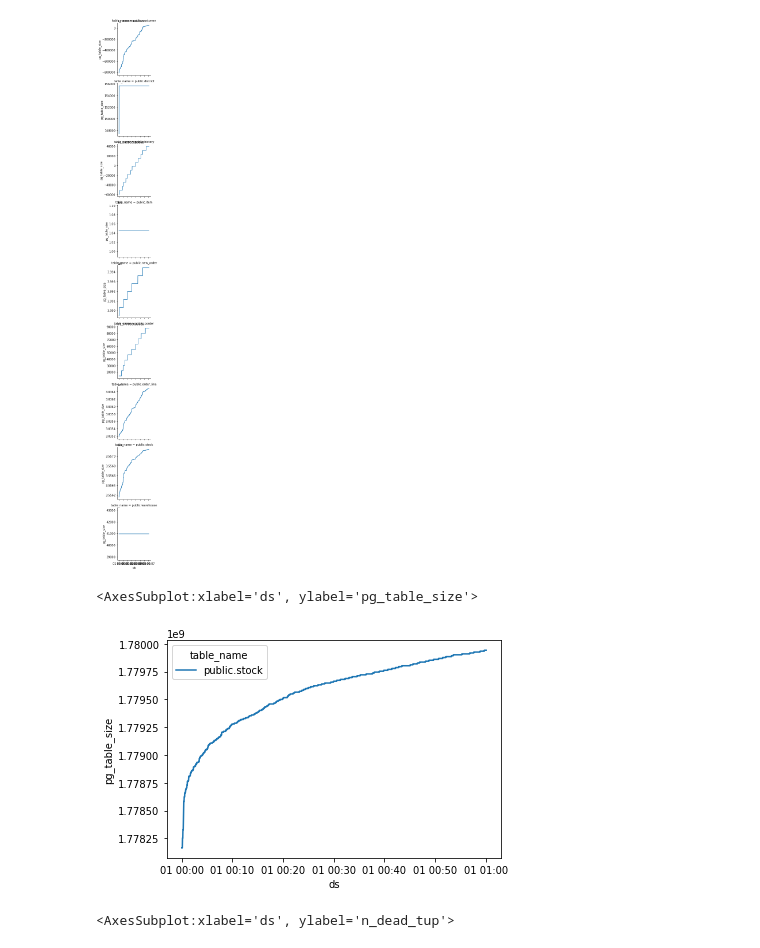
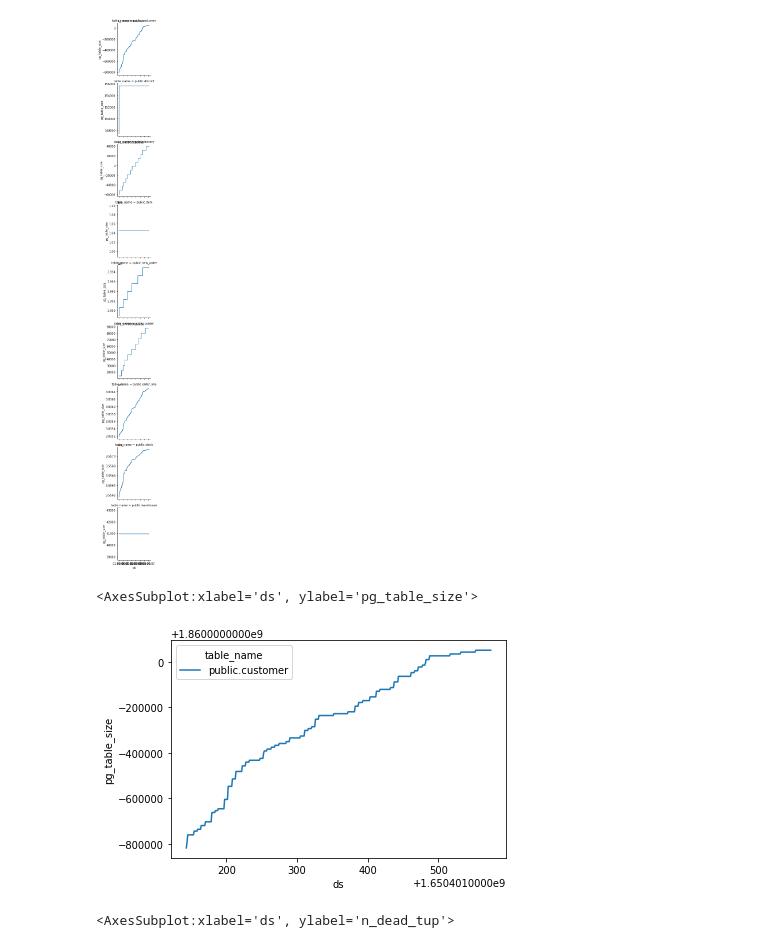
Before and after one commit to kai-franz/metrics_forecasting, a Jupyter notebook: TPCC Table Growth.ipynb, the cells around one changed output. Drawn from its saved outputs; the diff is of its cells as text; code cells hidden in the pictures.

```diff
--- a/TPCC Table Growth.ipynb
+++ b/TPCC Table Growth.ipynb
@@ -55,10 +55,10 @@ g2.map(sns.lineplot, "ds", "pg_table_size")
 <seaborn.axisgrid.FacetGrid at 0x...>
 [figure]
 # %%
-plot_growth(df[df['table_name'] == 'public.stock'].copy(), 'pg_table_size')
+plot_growth(df[df['table_name'] == 'public.customer'].copy(), 'pg_table_size')
 # %% [output]
 <AxesSubplot:xlabel='ds', ylabel='pg_table_size'>
-[figure, old version]
+[figure, new version]
 # %%
 plot_growth(df[df['table_name'] == 'public.stock'].copy(), 'n_dead_tup')
 # %% [output]
```
Also changed, not shown: 12 other files.
